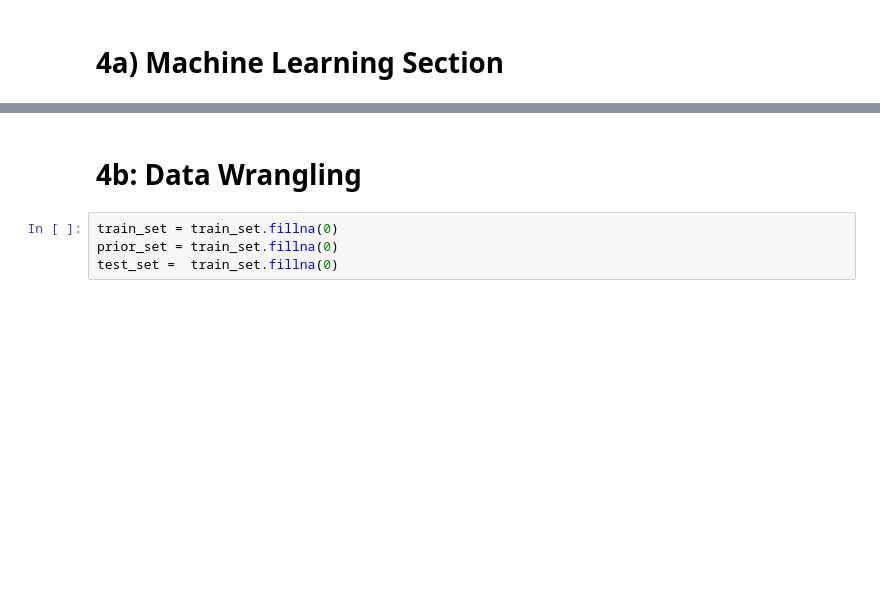
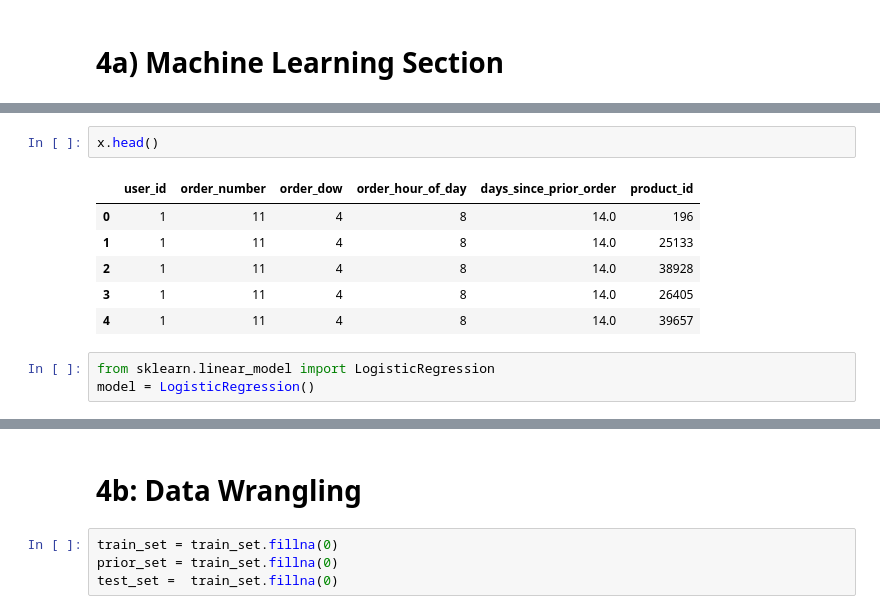
Before and after one commit to gary93039/Springboard, a Jupyter notebook: Instacart EDA.ipynb, the cells around one changed output, grey strips where cells are left out. Saved outputs shown, nothing was run; the diff lists cells and outputs as text; blank space fills up the shorter version.

```diff
--- a/Instacart EDA.ipynb
+++ b/Instacart EDA.ipynb
@@ -427,0 +563,12 @@ train_set.head()
+# %%
+x.head()
+# %% [output]
+|  | user_id | order_number | order_dow | order_hour_of_day | days_since_prior_order | product_id |
+| 0 | 1 | 11 | 4 | 8 | 14.0 | 196 |
+| 1 | 1 | 11 | 4 | 8 | 14.0 | 25133 |
+| 2 | 1 | 11 | 4 | 8 | 14.0 | 38928 |
+| 3 | 1 | 11 | 4 | 8 | 14.0 | 26405 |
+| 4 | 1 | 11 | 4 | 8 | 14.0 | 39657 |
+# %%
+from sklearn.linear_model import LogisticRegression
+model = LogisticRegression()
```
Also changed, not shown: parts of 33 cells of this notebook.
